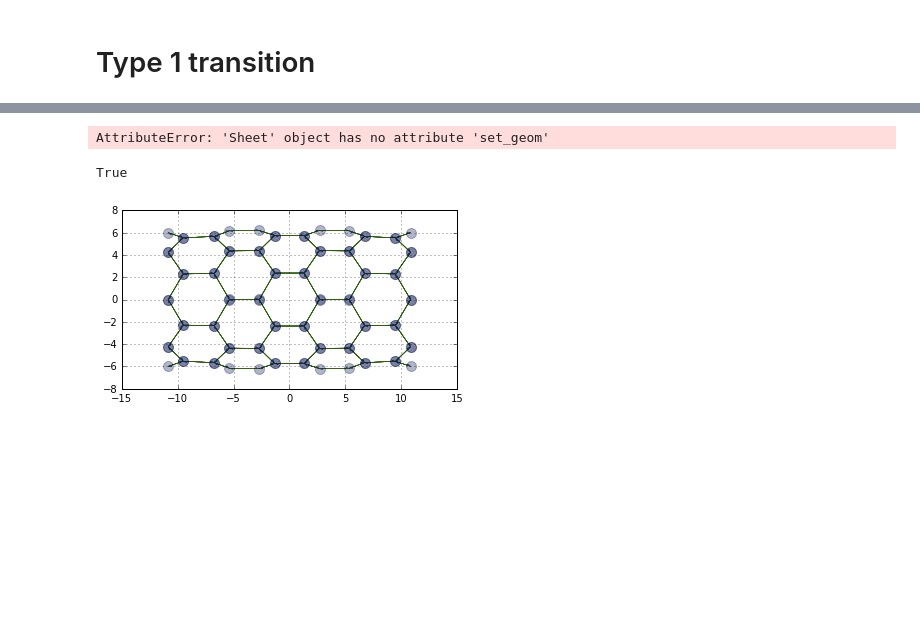
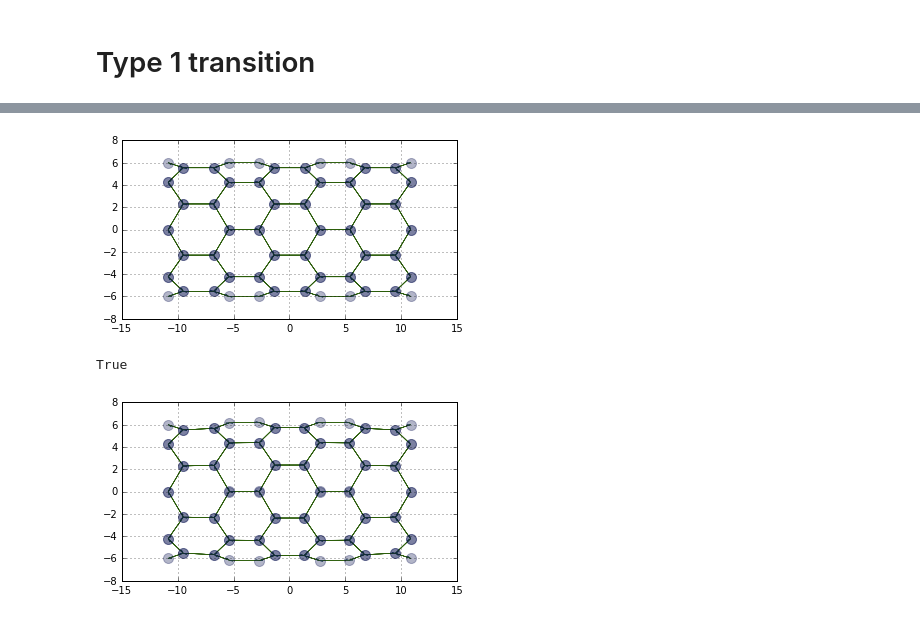
Before and after one commit to DamCB/tyssue, a Jupyter notebook: doc/notebooks/Type_1_transition.ipynb, the cells around one changed output, grey strips where cells are left out. Drawn from its saved outputs; the diff is of its cells as text; code cells hidden in the pictures; blank space fills up the shorter version.

```diff
--- a/doc/notebooks/Type_1_transition.ipynb
+++ b/doc/notebooks/Type_1_transition.ipynb
@@ -26,40 +25,41 @@ ImportError: cannot import name 'sheet_geometry'
 # %%
 h5store = '../examples/small_hexagonal.hf5'
-datasets = hdf5.load_datasets(h5store, data_names=['face', 'vert', 'edge'])
-specs
-sheet = Sheet('emin', datasets)
+datasets = hdf5.load_datasets(h5store,
+                              data_names=['face', 'vert', 'edge'])
+specs = cylindrical_sheet()
+sheet = Sheet('emin', datasets, specs)
 
-sheet.set_geom('sheet')
-SheetGeom.update_all(sheet)
 
-nondim_specs = load_default('dynamics', 'sheet')
-dim_model_specs = SheetModeldimentionalize(nondim_specs)
+SheetGeometry.update_all(sheet)
 
-sheet.set_model('sheet', dim_model_specs)
+nondim_specs = quasistatic_sheet_spec()
+dim_model_specs = SheetModel.dimentionalize(nondim_specs)
+
+sheet.update_specs(dim_model_specs, reset=True)
 sheet.grad_norm_factor = sheet.specs['settings']['grad_norm_factor']
 sheet.nrj_norm_factor = sheet.specs['settings']['nrj_norm_factor']
 
 isotropic_relax(sheet, nondim_specs)
 
 solver_settings = {
     'minimize': {
         'options': {'disp':True,
         'gtol':1e-4},
         }
     }
 
 
 
 live_edge = sheet.upcast_face(sheet.face_df.is_alive).astype(np.bool)
 dead_edge = np.logical_not(live_edge)
 inactive_verts = set(sheet.edge_df[dead_edge].srce)
 
 active_verts = set(sheet.vert_df.index).difference(inactive_verts)
 active_verts = list(active_verts)
 sheet.vert_df.is_active = 0
 sheet.vert_df.loc[active_verts, 'is_active'] = 1
 
 fig, ax = sheet_view(sheet, ['z', 'x'])
 # %% [output]
-AttributeError: 'Sheet' object has no attribute 'set_geom'
+[figure, added]
 # %%
```
Also changed, not shown: parts of 5 cells of this notebook, 2 other files.
